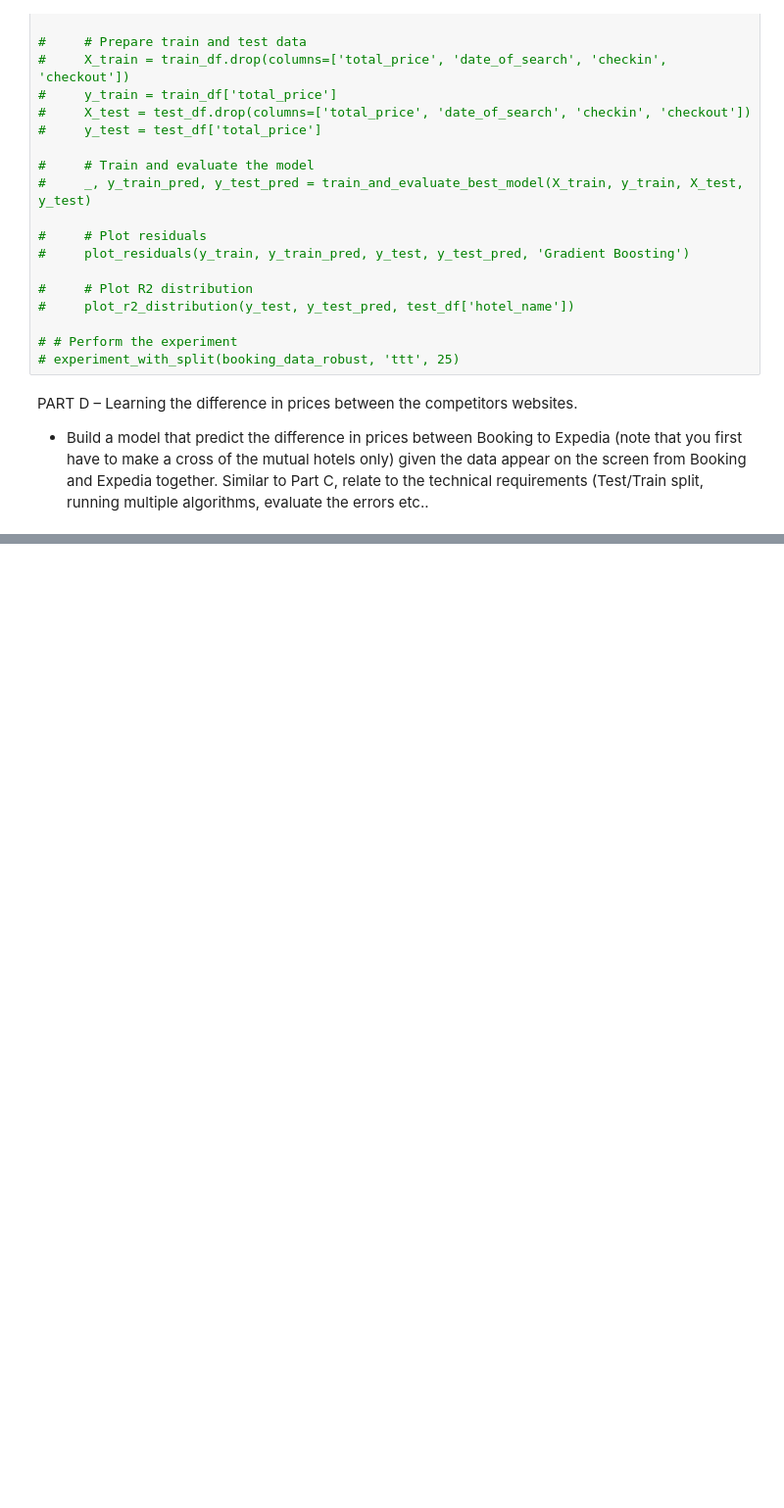
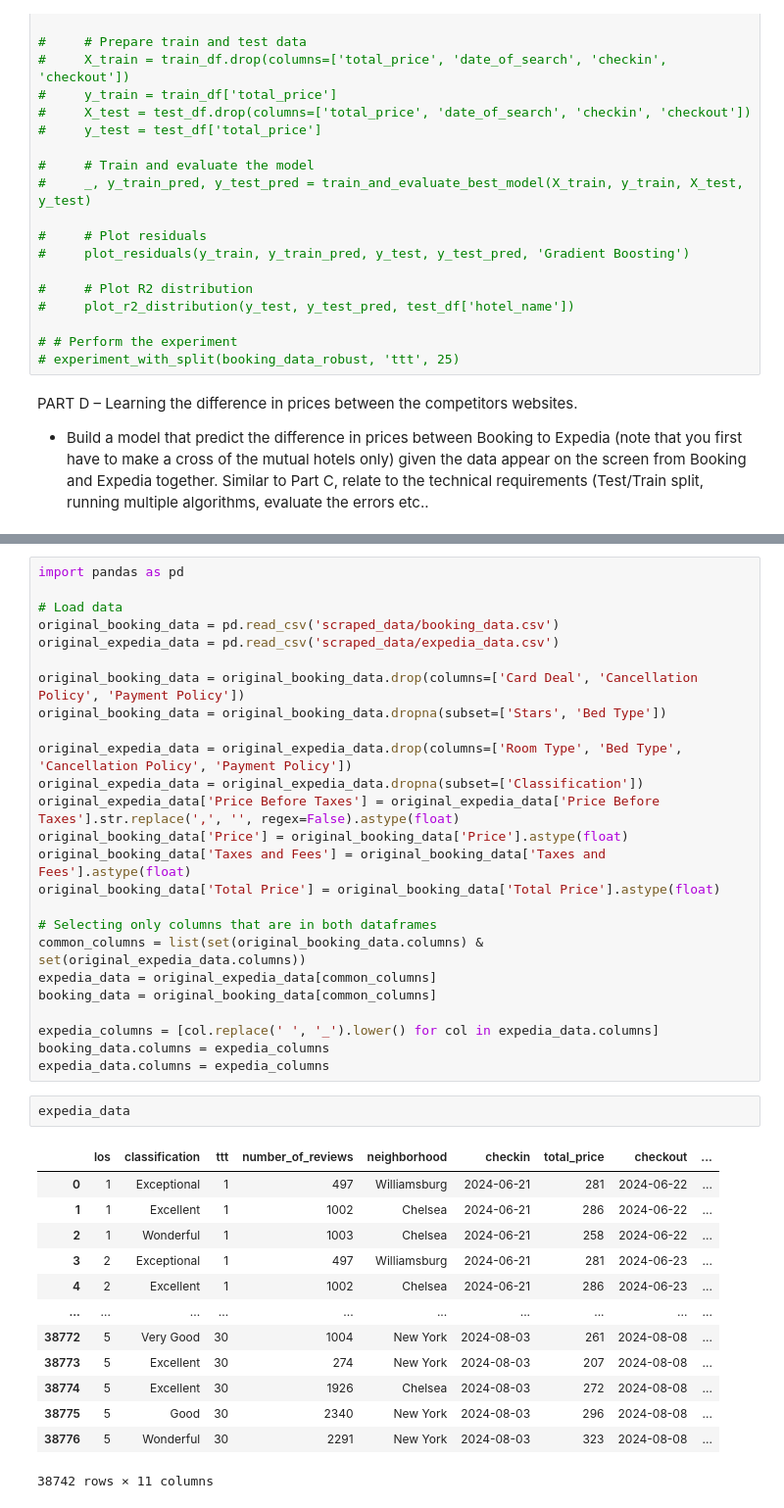
Before and after one commit to estivengrx/Freelancer-2, a Jupyter notebook: booking-expedia-project/main.ipynb, the cells around one changed output, grey strips where cells are left out. Shown at 98% size. Drawn from its saved outputs; the diff is of its cells as text; blank space fills up the shorter version.

```diff
--- a/booking-expedia-project/main.ipynb
+++ b/booking-expedia-project/main.ipynb
@@ -936,0 +1055,41 @@ See the caveats in the documentation: https://pandas.pydata.org/pandas-docs/stab
+# %%
+import pandas as pd
+
+# Load data
+original_booking_data = pd.read_csv('scraped_data/booking_data.csv')
+original_expedia_data = pd.read_csv('scraped_data/expedia_data.csv')
+
+original_booking_data = original_booking_data.drop(columns=['Card Deal', 'Cancellation Policy', 'Payment Policy'])
+original_booking_data = original_booking_data.dropna(subset=['Stars', 'Bed Type'])
+
+original_expedia_data = original_expedia_data.drop(columns=['Room Type', 'Bed Type', 'Cancellation Policy', 'Payment Policy'])
+original_expedia_data = original_expedia_data.dropna(subset=['Classification'])
+original_expedia_data['Price Before Taxes'] = original_expedia_data['Price Before Taxes'].str.replace(',', '', regex=False).astype(float)
+original_booking_data['Price'] = original_booking_data['Price'].astype(float)
+original_booking_data['Taxes and Fees'] = original_booking_data['Taxes and Fees'].astype(float)
+original_booking_data['Total Price'] = original_booking_data['Total Price'].astype(float)
+
+# Selecting only columns that are in both dataframes
+common_columns = list(set(original_booking_data.columns) & set(original_expedia_data.columns))
+expedia_data = original_expedia_data[common_columns]
+booking_data = original_booking_data[common_columns]
+
+expedia_columns = [col.replace(' ', '_').lower() for col in expedia_data.columns]
+booking_data.columns = expedia_columns
+expedia_data.columns = expedia_columns
+# %%
+expedia_data
+# %% [output]
+|  | los | classification | ttt | number_of_reviews | neighborhood | checkin | total_price | checkout | ... |
+| 0 | 1 | Exceptional | 1 | 497 | Williamsburg | 2024-06-21 | 281 | 2024-06-22 | ... |
+| 1 | 1 | Excellent | 1 | 1002 | Chelsea | 2024-06-21 | 286 | 2024-06-22 | ... |
+| 2 | 1 | Wonderful | 1 | 1003 | Chelsea | 2024-06-21 | 258 | 2024-06-22 | ... |
+| 3 | 2 | Exceptional | 1 | 497 | Williamsburg | 2024-06-21 | 281 | 2024-06-23 | ... |
+| 4 | 2 | Excellent | 1 | 1002 | Chelsea | 2024-06-21 | 286 | 2024-06-23 | ... |
+| ... | ... | ... | ... | ... | ... | ... | ... | ... | ... |
+| 38772 | 5 | Very Good | 30 | 1004 | New York | 2024-08-03 | 261 | 2024-08-08 | ... |
+| 38773 | 5 | Excellent | 30 | 274 | New York | 2024-08-03 | 207 | 2024-08-08 | ... |
+| 38774 | 5 | Excellent | 30 | 1926 | Chelsea | 2024-08-03 | 272 | 2024-08-08 | ... |
+| 38775 | 5 | Good | 30 | 2340 | New York | 2024-08-03 | 296 | 2024-08-08 | ... |
+| 38776 | 5 | Wonderful | 30 | 2291 | New York | 2024-08-03 | 323 | 2024-08-08 | ... |
+38742 rows × 11 columns
```
Also changed, not shown: parts of 18 cells of this notebook.
